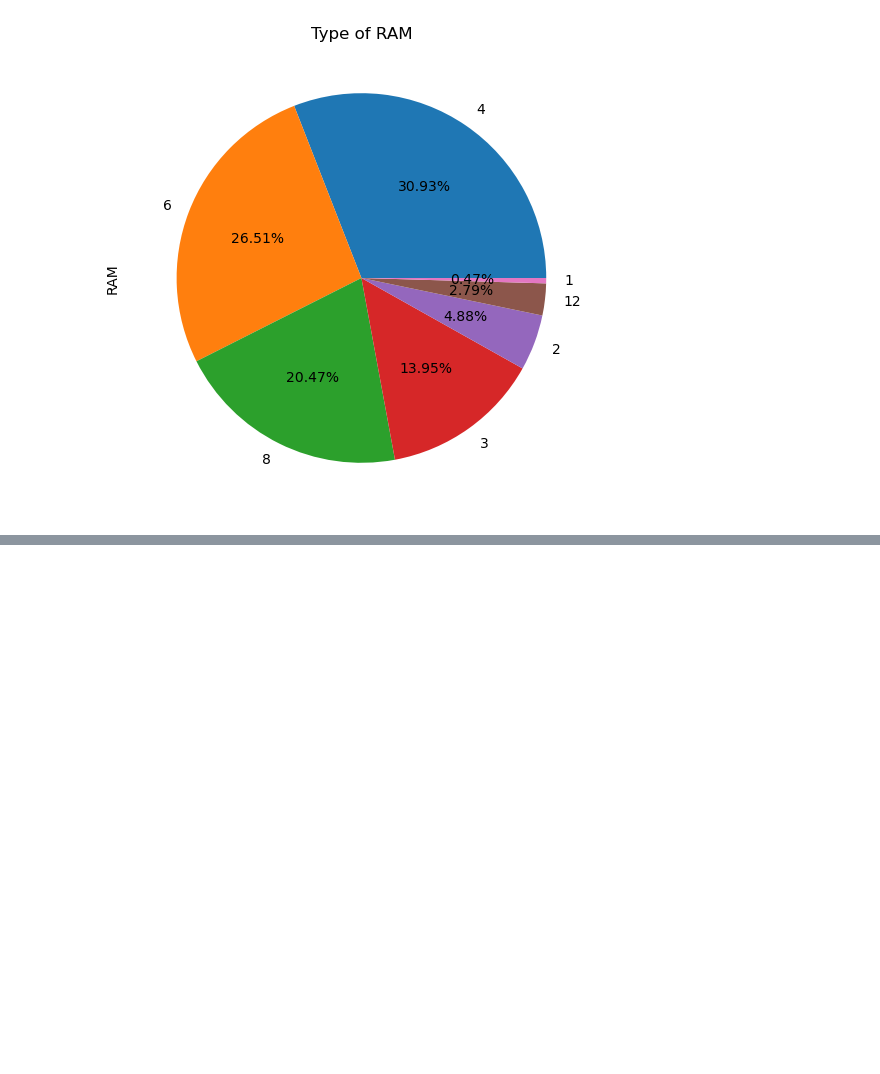
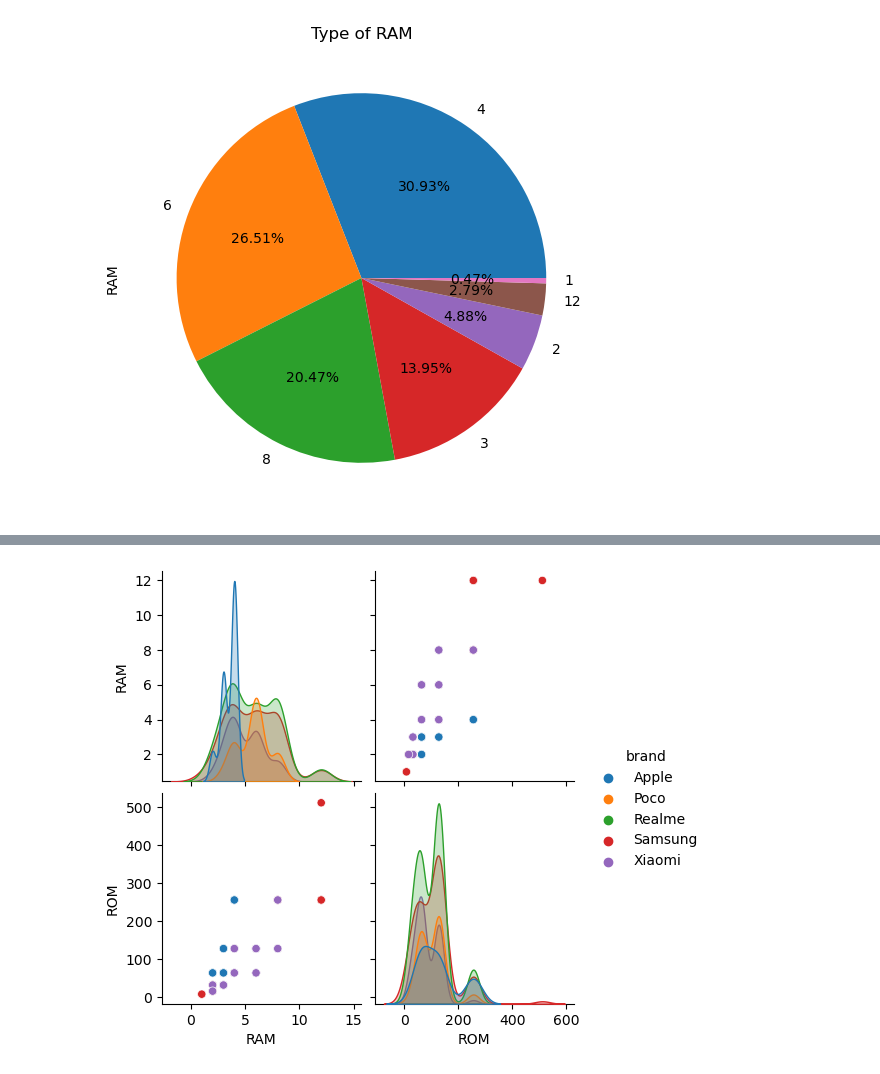
Before and after one commit to NandeshRinge/Nandesh-Assignments, a Jupyter notebook: AWP Project.ipynb, the cells around one changed output, grey strips where cells are left out. Cells and saved outputs as stored; diff of their text form; code cells hidden in the pictures; blank space fills up the shorter version.

```diff
--- a/AWP Project.ipynb
+++ b/AWP Project.ipynb
@@ -153,0 +191,5 @@ plt.show()
+# %%
+sns.pairplot(df[["brand","RAM","ROM"]],hue="brand")
+plt.show()
+# %% [output]
+[figure, added]
```
Also changed, not shown: parts of 9 cells of this notebook.
